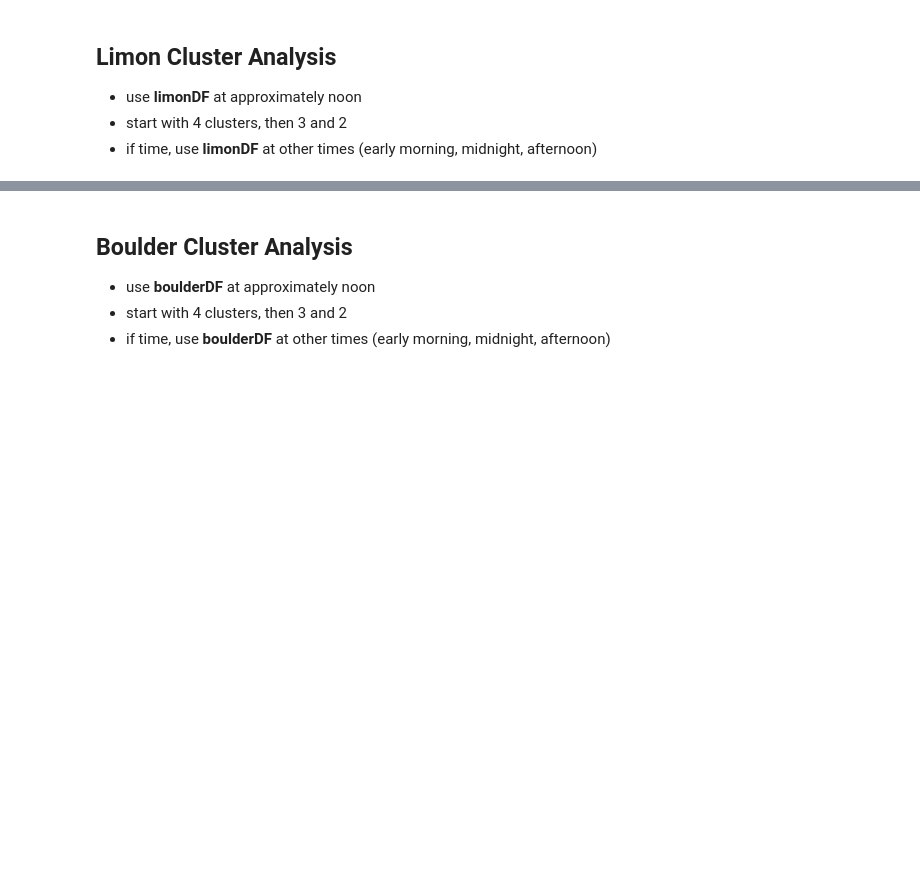
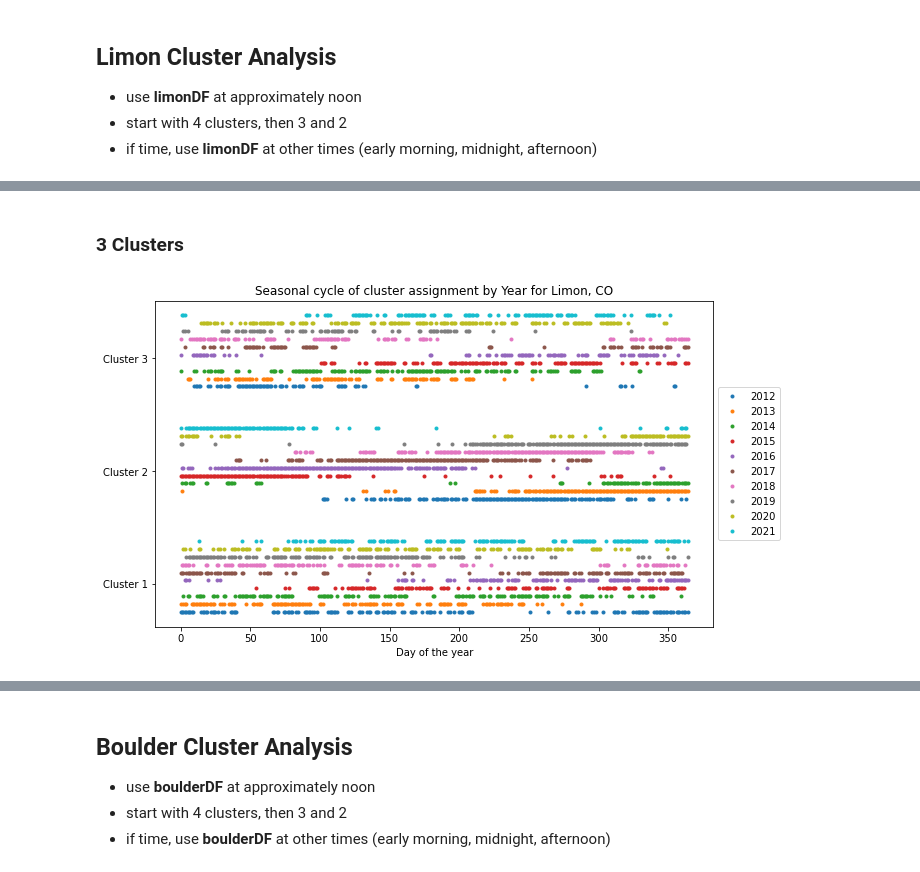
Before and after one commit to scrand23/ATOC4500-DataScience, a Jupyter notebook: Project.ipynb, the cells around one changed output, grey strips where cells are left out. Cells and saved outputs as stored; diff of their text form; code cells hidden in the pictures; blank space fills up the shorter version.

```diff
--- a/Project.ipynb
+++ b/Project.ipynb
@@ -345,0 +312,8 @@ See the caveats in the documentation: https://pandas.pydata.org/pandas-docs/stab
+# %% [markdown]
+### 3 Clusters
+# %%
+limonCentriods, limonIdx = cluster_data(THREE_CLUSTERS,limonScaled)
+# %%
+seasonal_assignment_by_year(limonIdx, "Limon, CO", cluster_label_list[0:3], THREE_CLUSTERS)
+# %% [output]
+[figure, added]
```
Also changed, not shown: parts of 50 cells of this notebook.
